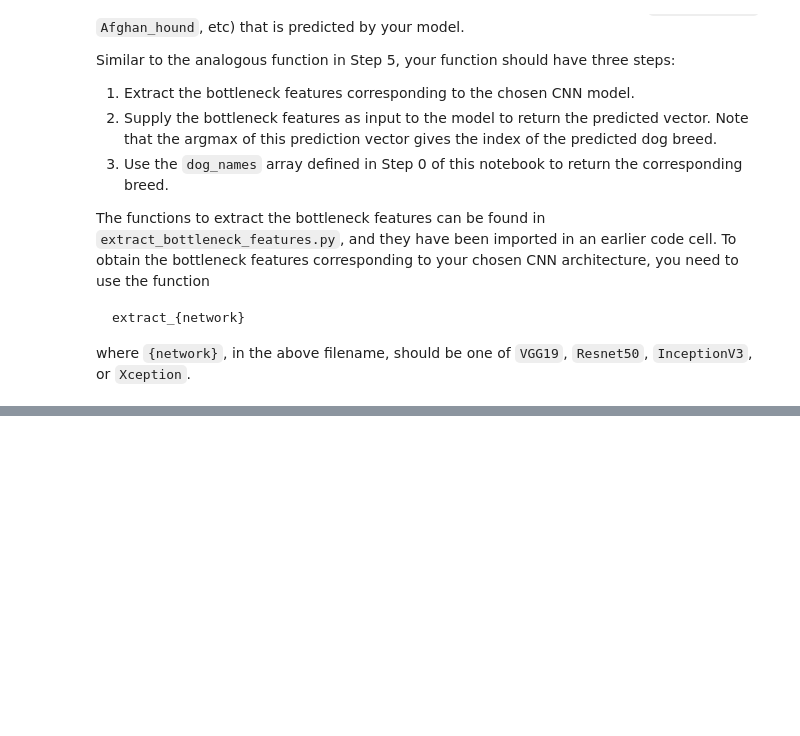
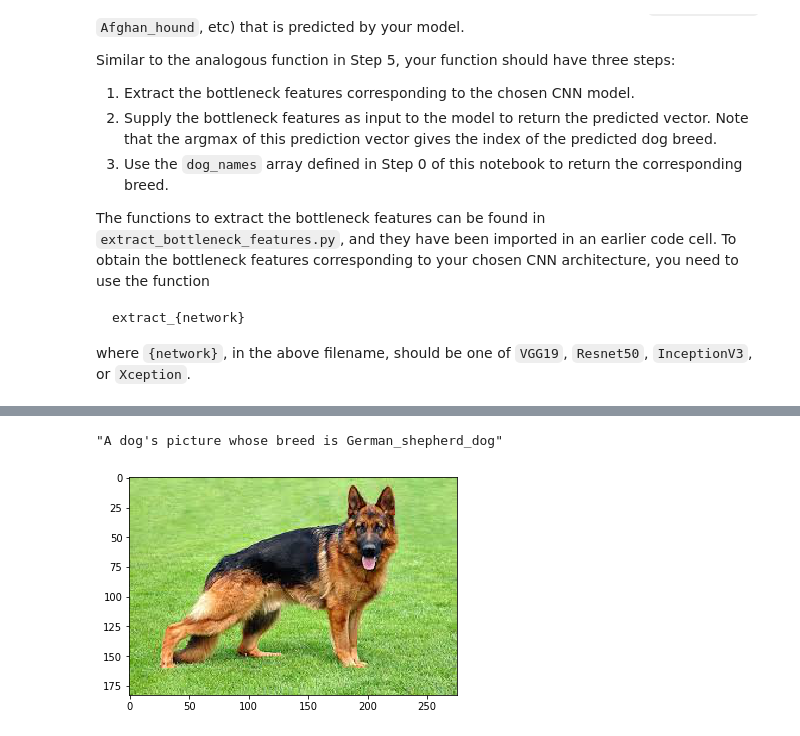
Before and after one commit to dursunkoc/dog-project, a Jupyter notebook: dog_app.ipynb, the cells around one changed output, grey strips where cells are left out. Drawn from its saved outputs; the diff is of its cells as text; code cells hidden in the pictures; blank space fills up the shorter version.

```diff
--- a/dog_app.ipynb
+++ b/dog_app.ipynb
@@ -673,0 +764,5 @@ __Answer:__
+# %%
+detect_img("./myImages/germanShepherd.jpg")
+# %% [output]
+"A dog's picture whose breed is German_shepherd_dog"
+[figure, added]
```
Also changed, not shown: parts of 22 cells of this notebook, 9 other files.
